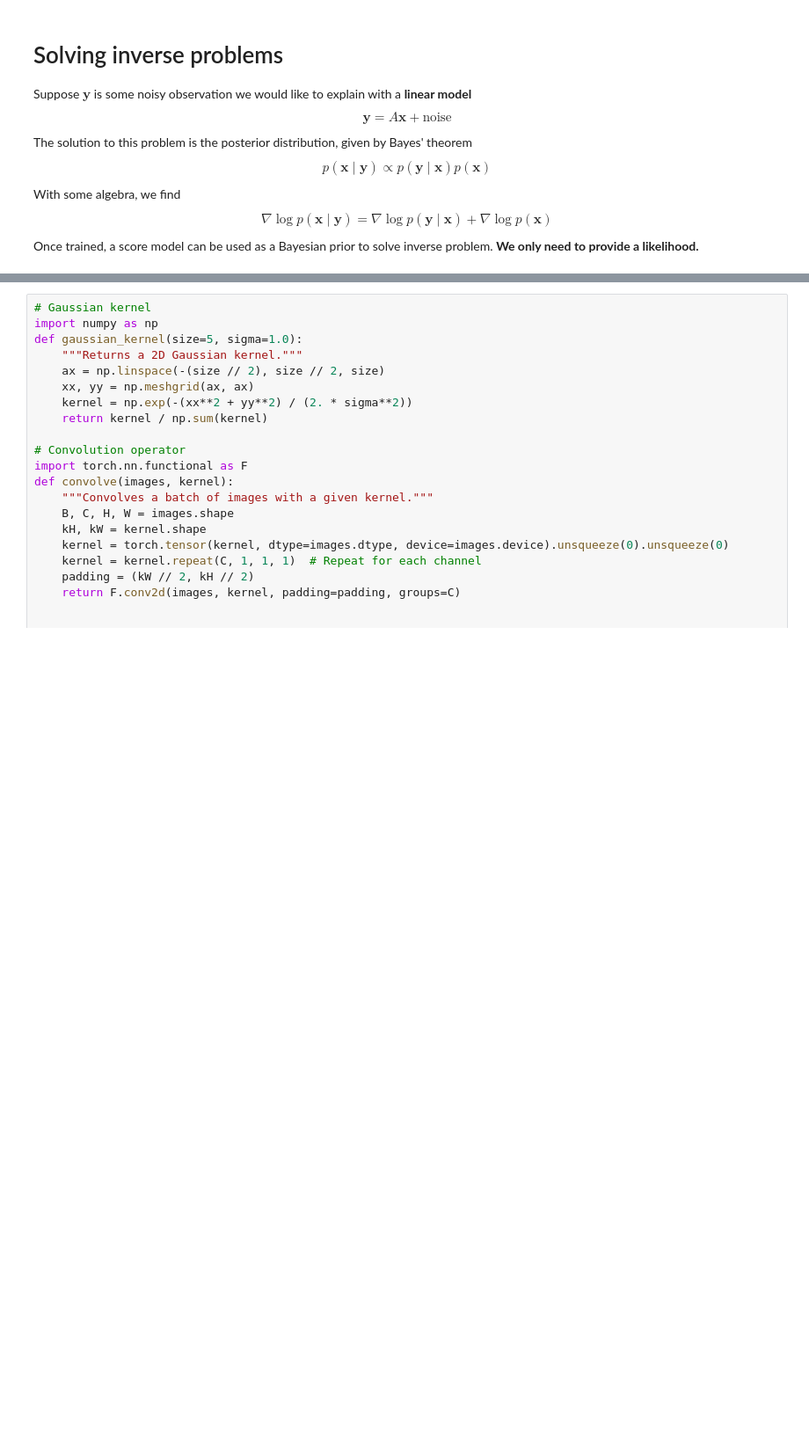
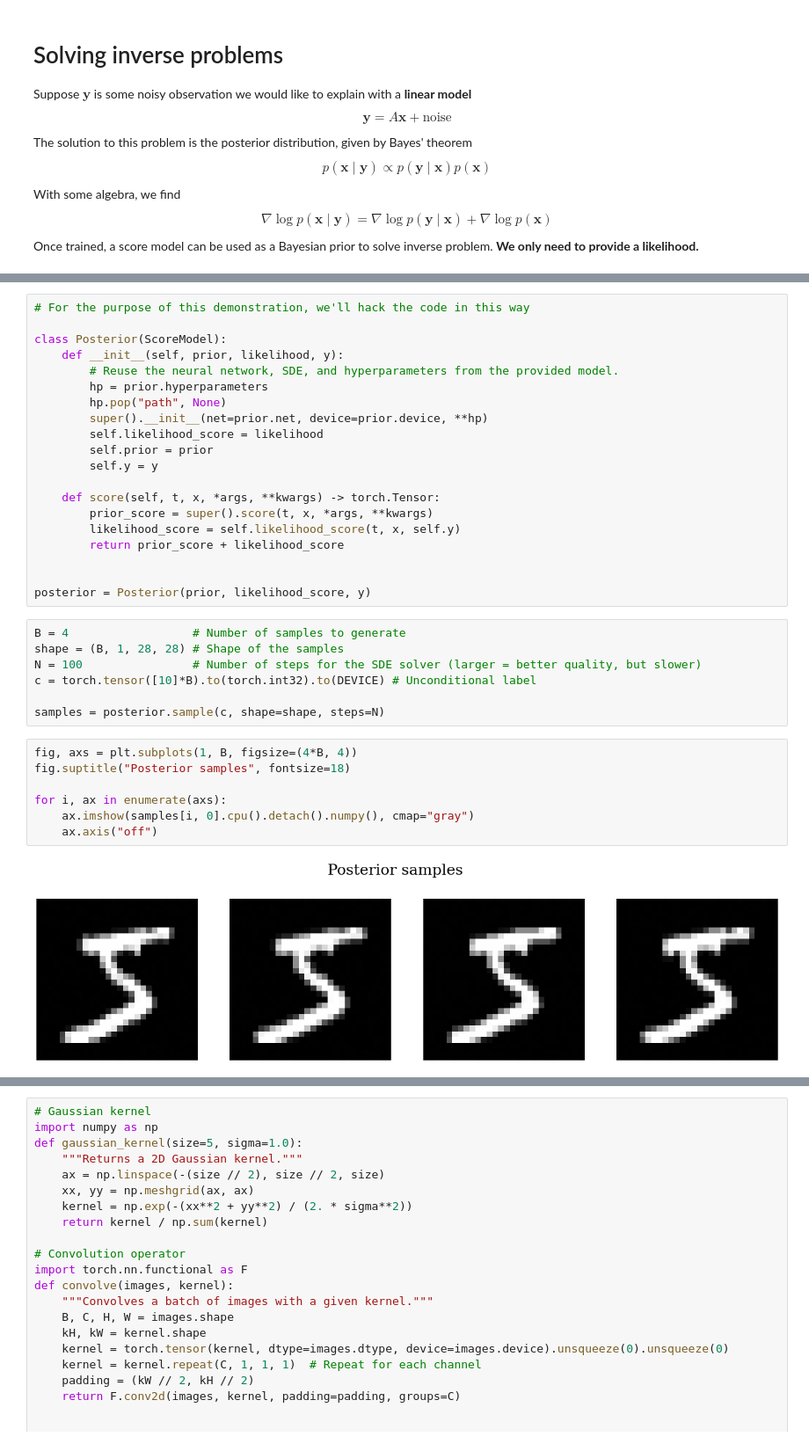
Before and after one commit to AlexandreAdam/score_models, a Jupyter notebook: notebooks/08-practical_tutorial.ipynb, the cells around one changed output, grey strips where cells are left out. Shown at 88% size. Cells and saved outputs as stored; diff of their text form; blank space fills up the shorter version.

```diff
--- a/notebooks/08-practical_tutorial.ipynb
+++ b/notebooks/08-practical_tutorial.ipynb
@@ -439 +539,37 @@ AttributeError: 'function' object has no attribute 'sde'
+# %%
+# For the purpose of this demonstration, we'll hack the code in this way
+
+class Posterior(ScoreModel):
+    def __init__(self, prior, likelihood, y):
+        # Reuse the neural network, SDE, and hyperparameters from the provided model.
+        hp = prior.hyperparameters
+        hp.pop("path", None)
+        super().__init__(net=prior.net, device=prior.device, **hp)
+        self.likelihood_score = likelihood
+        self.prior = prior
+        self.y = y
+
+    def score(self, t, x, *args, **kwargs) -> torch.Tensor:
+        prior_score = super().score(t, x, *args, **kwargs)
+        likelihood_score = self.likelihood_score(t, x, self.y)
+        return prior_score + likelihood_score
+
+
+posterior = Posterior(prior, likelihood_score, y)
+# %%
+B = 4                  # Number of samples to generate
+shape = (B, 1, 28, 28) # Shape of the samples
+N = 100                # Number of steps for the SDE solver (larger = better quality, but slower)
+c = torch.tensor([10]*B).to(torch.int32).to(DEVICE) # Unconditional label
+
+samples = posterior.sample(c, shape=shape, steps=N)
+# %%
+fig, axs = plt.subplots(1, B, figsize=(4*B, 4))
+fig.suptitle("Posterior samples", fontsize=18)
+
+for i, ax in enumerate(axs):
+    ax.imshow(samples[i, 0].cpu().detach().numpy(), cmap="gray")
+    ax.axis("off")
+# %% [output]
+[figure, added]
 # %% [markdown]
```
Also changed, not shown: parts of 29 cells of this notebook.
